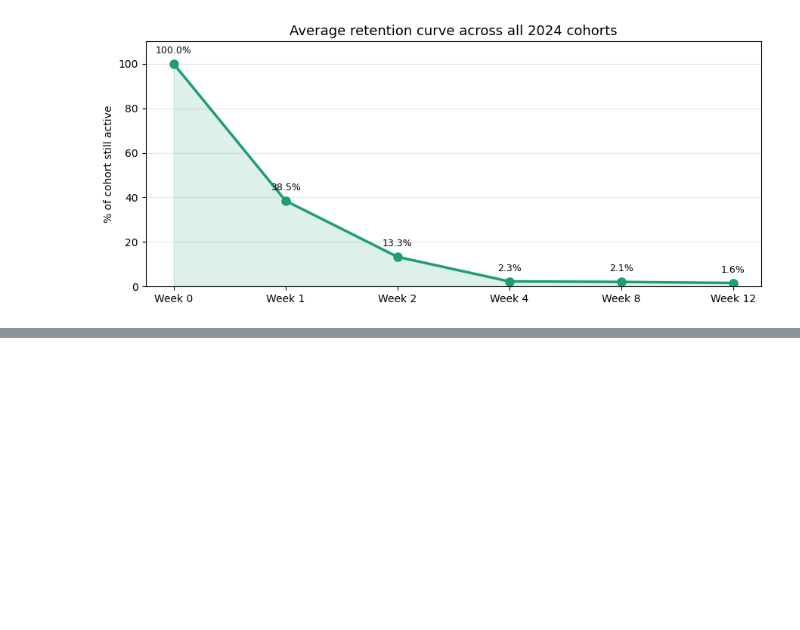
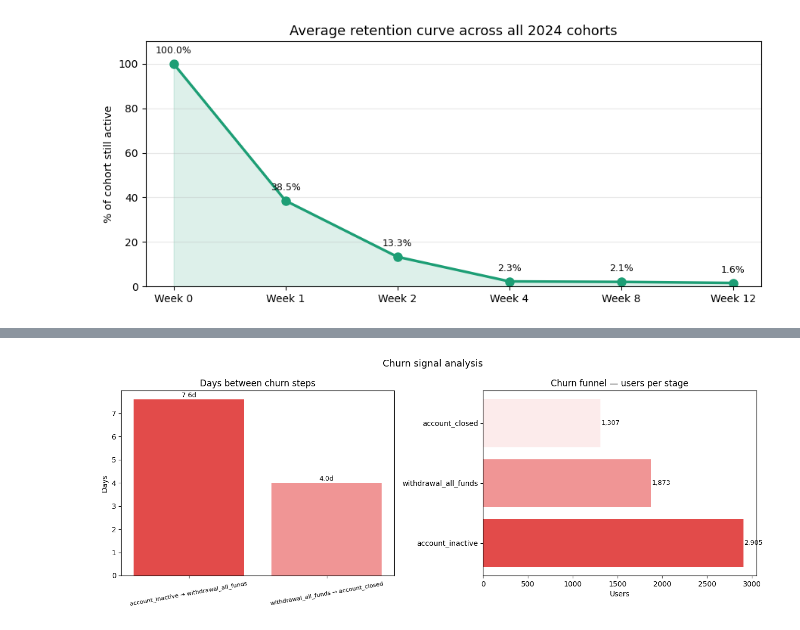
Before and after one commit to srgmnagar/FinPath, a Jupyter notebook: notebooks/finpath_analytics.ipynb, the cells around one changed output, grey strips where cells are left out. Drawn from its saved outputs; the diff is of its cells as text; code cells hidden in the pictures; blank space fills up the shorter version.

```diff
--- a/notebooks/finpath_analytics.ipynb
+++ b/notebooks/finpath_analytics.ipynb
@@ -429,0 +555,39 @@ df_risk
+# %%
+fig, axes = plt.subplots(1, 2, figsize=(13, 5))
+
+# Chart 1 — days between churn steps (median only, clean)
+axes[0].bar(df_churn['churn_step'], df_churn['median_days'],
+            color=['#E24B4A', '#F09595'])
+axes[0].set_title('Days between churn steps')
+axes[0].set_ylabel('Days')
+axes[0].set_xticklabels(df_churn['churn_step'], rotation=10, fontsize=8)
+
+for i, val in enumerate(df_churn['median_days']):
+    axes[0].text(i, val + 0.1, f'{val}d', ha='center', fontsize=9)
+
+# Chart 2 — churn funnel
+df_churn_funnel = pd.read_sql("""
+    SELECT event_type, COUNT(DISTINCT user_id) as users
+    FROM events
+    WHERE event_type IN (
+        'account_inactive', 'withdrawal_all_funds', 'account_closed'
+    )
+    GROUP BY event_type
+    ORDER BY users DESC
+""", engine)
+
+axes[1].barh(df_churn_funnel['event_type'],
+             df_churn_funnel['users'],
+             color=['#E24B4A', '#F09595', '#FCEBEB'])
+axes[1].set_title('Churn funnel — users per stage')
+axes[1].set_xlabel('Users')
+
+for i, val in enumerate(df_churn_funnel['users']):
+    axes[1].text(val + 10, i, f'{val:,}', va='center', fontsize=9)
+
+plt.suptitle('Churn signal analysis', fontsize=13)
+plt.tight_layout()
+plt.savefig('churn_signals.png', dpi=150)
+plt.show()
+# %% [output]
+[figure, added]
```
Also changed, not shown: parts of 3 cells of this notebook, 1 other file.
